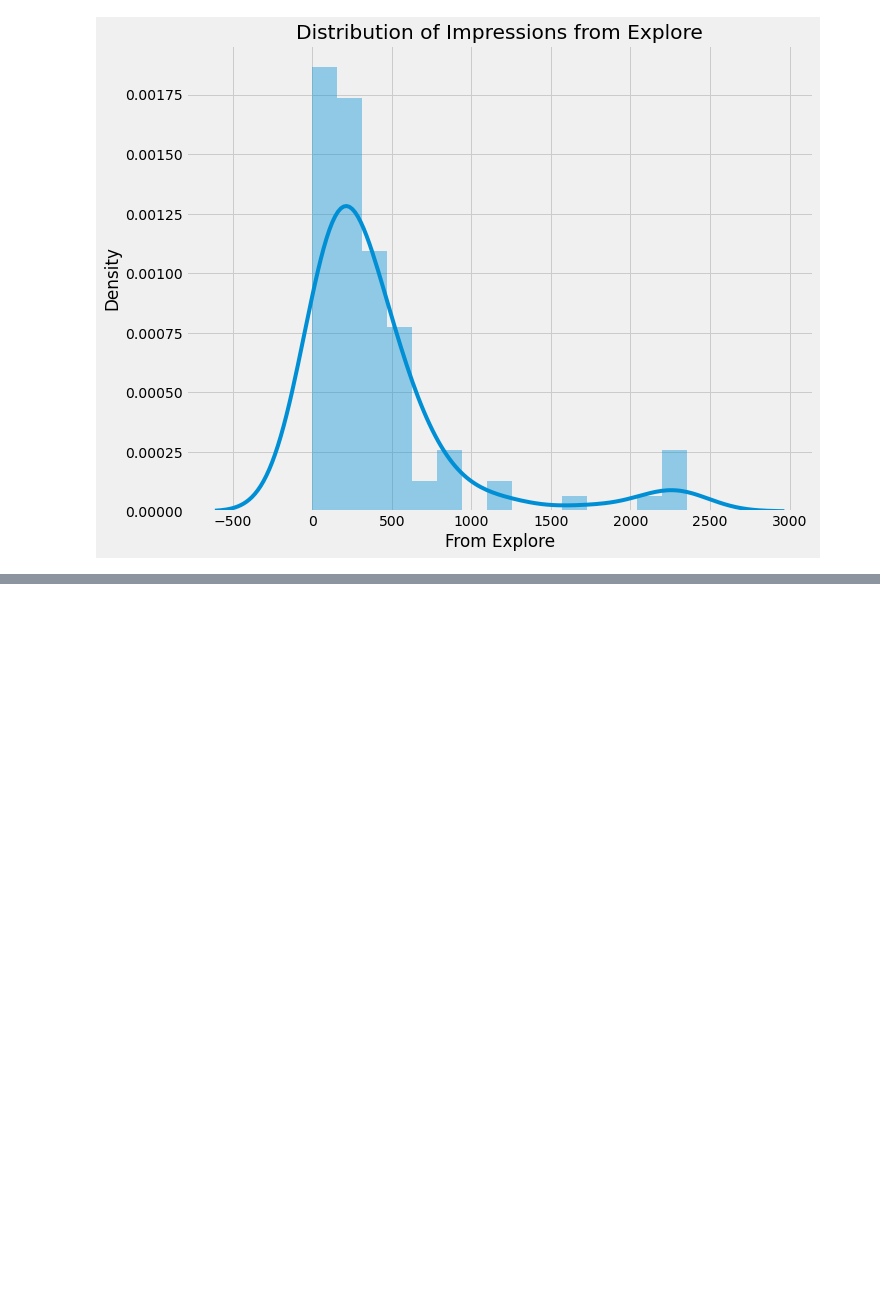
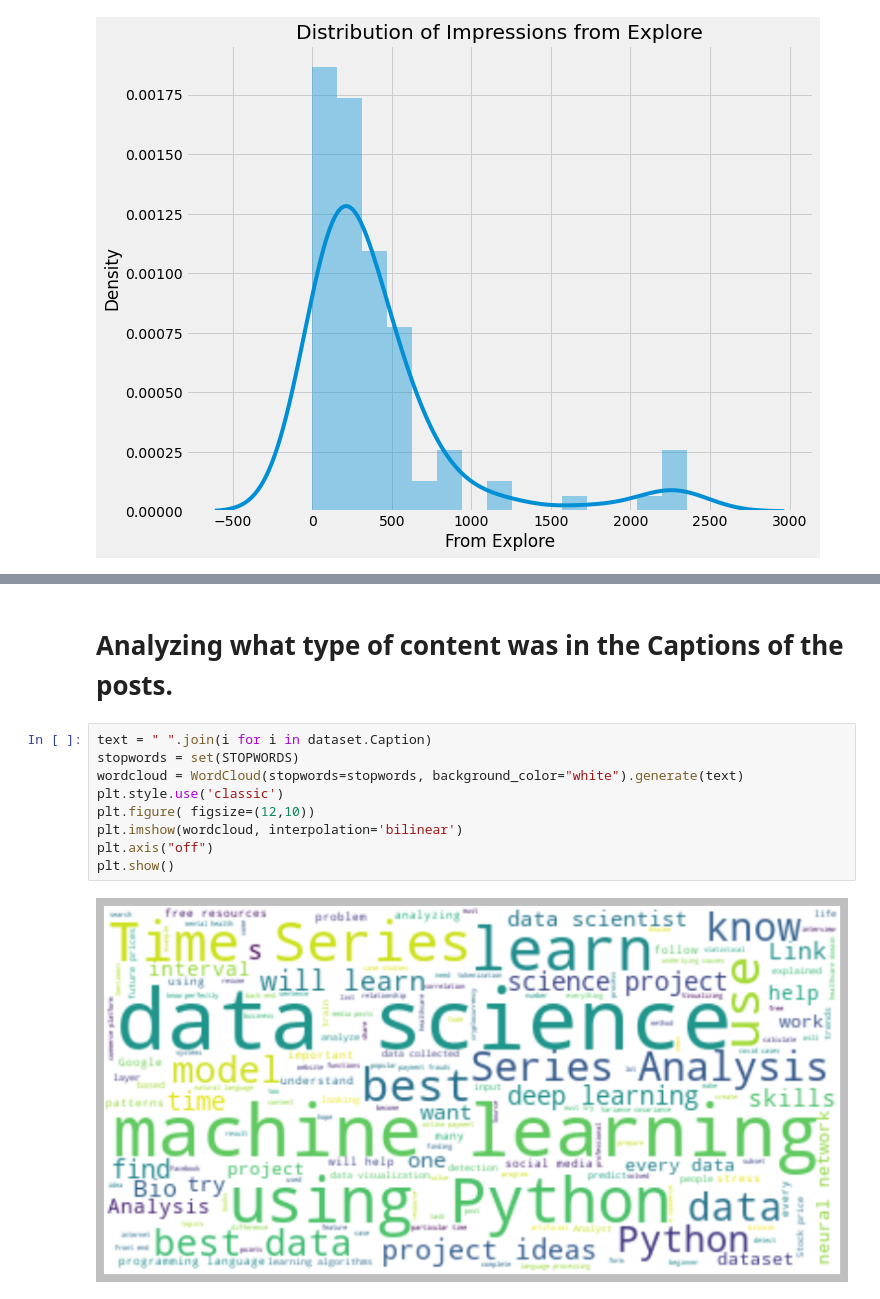
Before and after one commit to nastalique-tariq/Instragram-reach-analysis, a Jupyter notebook: Instagram-reach-analysis.ipynb, the cells around one changed output, grey strips where cells are left out. Saved outputs shown, nothing was run; the diff lists cells and outputs as text; blank space fills up the shorter version.

```diff
--- a/Instagram-reach-analysis.ipynb
+++ b/Instagram-reach-analysis.ipynb
@@ -135,3 +177,16 @@ Requirement already satisfied: six>=1.5 in c:\users\nastalique\285-ml-projects\i
 Installing collected packages: WordCloud
 Successfully installed WordCloud-1.8.2.2
 Note: you may need to restart the kernel to use updated packages.
+# %% [markdown]
+# Analyzing what type of content was in the Captions of the posts.
+# %%
+text = " ".join(i for i in dataset.Caption)
+stopwords = set(STOPWORDS)
+wordcloud = WordCloud(stopwords=stopwords, background_color="white").generate(text)
+plt.style.use('classic')
+plt.figure( figsize=(12,10))
+plt.imshow(wordcloud, interpolation='bilinear')
+plt.axis("off")
+plt.show()
+# %% [output]
+[figure, added]
```
Also changed, not shown: parts of 25 cells of this notebook.
